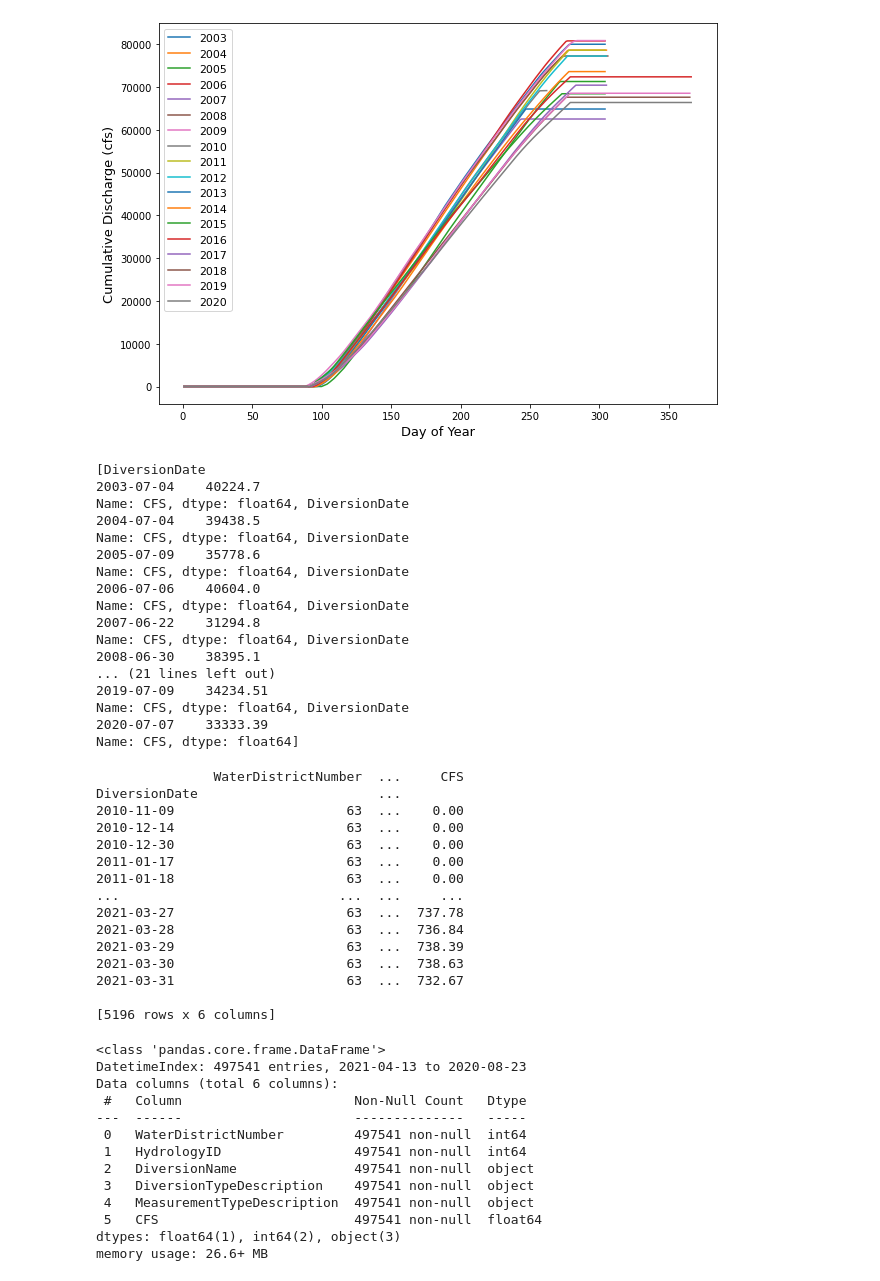
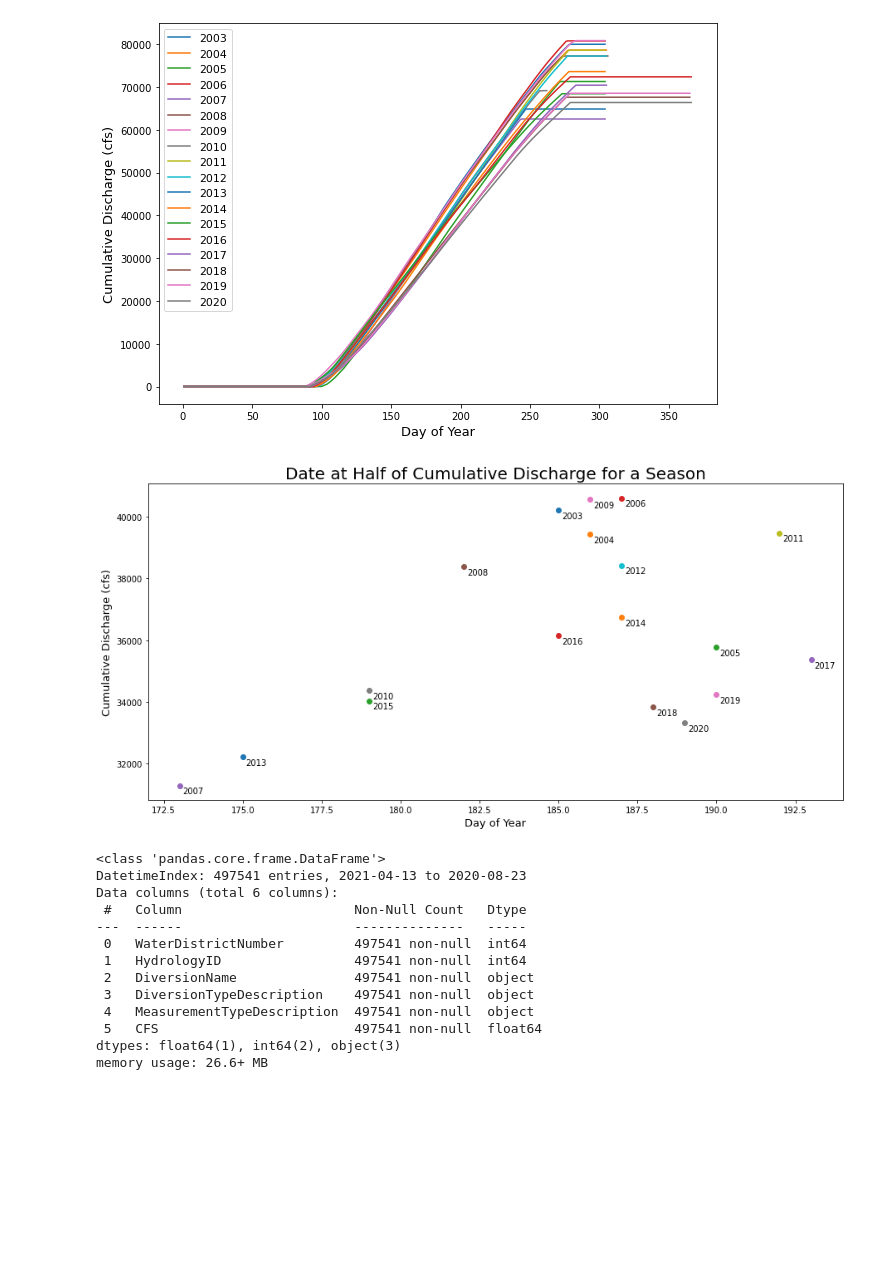
Before and after one commit to bridgetmarie24/pod_pou_lulcc, a Jupyter notebook: diversion_timeseries.ipynb, the cells around one changed output. Drawn from its saved outputs; the diff is of its cells as text; code cells hidden in the pictures; blank space fills up the shorter version.

Commit message:
Created plot for date when half of discharge passed through system and cleaned code

```diff
--- a/diversion_timeseries.ipynb
+++ b/diversion_timeseries.ipynb
@@ -183,75 +183,51 @@ plt.show()
 # %%
 ## FIND THE DATE WHERE HALF OF THE FLOW HAS GONE THROUGH ##
 
 def nearest(Data, search_value):
   '''
   Define a function to find the date with the value closet to search value
 
   INPUTS:
   Data = the set of data you are searching through
   search_value = the value you want to be closest to
 
   OUTPUTS:
   Indexed value closest to search value
   '''
   Ix = (np.abs(Data-search_value)).argmin()
   return Data[Ix]
 
 #Use a loop to find the date where half of the diversion flow has passed through
 #the system
 
 mid_dates = []
 for i in range(len(years)):
   subset_year = cumsum_years[i]
   half_fill = round(0.5*max(subset_year))
   date = nearest(subset_year, half_fill)
   Ix_date = subset_year == date
   date = subset_year[Ix_date]
   mid_dates.append(date)
 
-print(mid_dates)
+## Plot the dates where have of discharge has passed through the system
+
+year_string = years.tolist()
+fig5 = plt.figure(figsize=(15,7))
+ax = fig5.add_subplot(1,1,1)
+for i in range(len(years)):
+  ax.plot(mid_dates[i].index.dayofyear, mid_dates[i], 'o')
+  x,y = mid_dates[i].index.dayofyear.values, mid_dates[i]
+  plt.annotate(year_string[i], (x,y), textcoords='offset points',
+               xytext=(4,-10))
+ax.set_ylabel('Cumulative Discharge (cfs)', size=13)
+ax.set_xlabel('Day of Year', size=13)
+plt.title('Date at Half of Cumulative Discharge for a Season', size=20)
+plt.xticks()
+plt.show()
 # %% [output]
-[DiversionDate
-2003-07-04    40224.7
-Name: CFS, dtype: float64, DiversionDate
-2004-07-04    39438.5
-Name: CFS, dtype: float64, DiversionDate
-2005-07-09    35778.6
-Name: CFS, dtype: float64, DiversionDate
-2006-07-06    40604.0
-Name: CFS, dtype: float64, DiversionDate
-2007-06-22    31294.8
-Name: CFS, dtype: float64, DiversionDate
-2008-06-30    38395.1
-... (21 lines left out)
-2019-07-09    34234.51
-Name: CFS, dtype: float64, DiversionDate
-2020-07-07    33333.39
-Name: CFS, dtype: float64]
+[figure, added]
 # %%
 ## NORMALIZE THE DATA FOR EACH YEAR ##
-# %%
-#Subset by known canals
-
-ny_canal = div_wd63[div_wd63['DiversionName'] == 'NEW YORK'] #export data for new york canal
-siebenberg_canal = div_wd63[div_wd63['DiversionName'] == 'SEIBENBERG'] #export data for seibenberg canal
-print(ny_canal)
-# %% [output]
-               WaterDistrictNumber  ...     CFS
-DiversionDate                       ...
-2010-11-09                      63  ...    0.00
-2010-12-14                      63  ...    0.00
-2010-12-30                      63  ...    0.00
-2011-01-17                      63  ...    0.00
-2011-01-18                      63  ...    0.00
-...                            ...  ...     ...
-2021-03-27                      63  ...  737.78
-2021-03-28                      63  ...  736.84
-2021-03-29                      63  ...  738.39
-2021-03-30                      63  ...  738.63
-2021-03-31                      63  ...  732.67
-
-[5196 rows x 6 columns]
 # %%
 #extract just a certain year from New York canal
 
```
Also changed, not shown: parts of 4 cells of this notebook.
